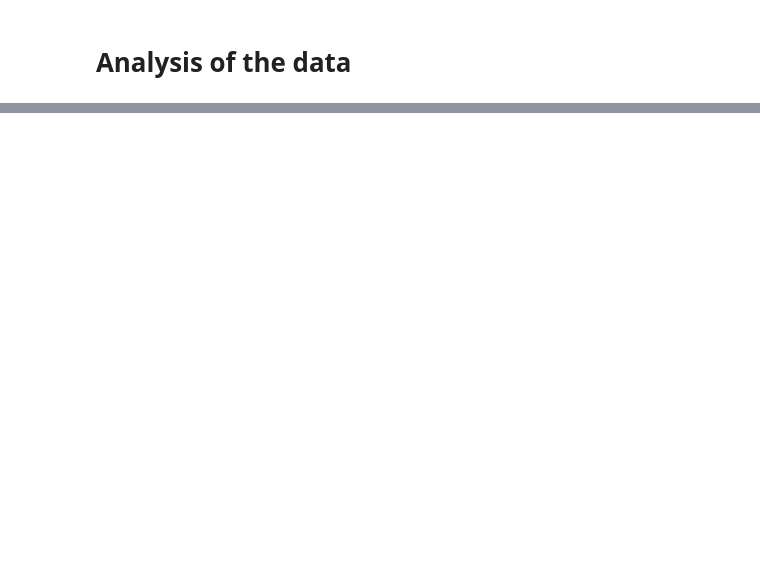
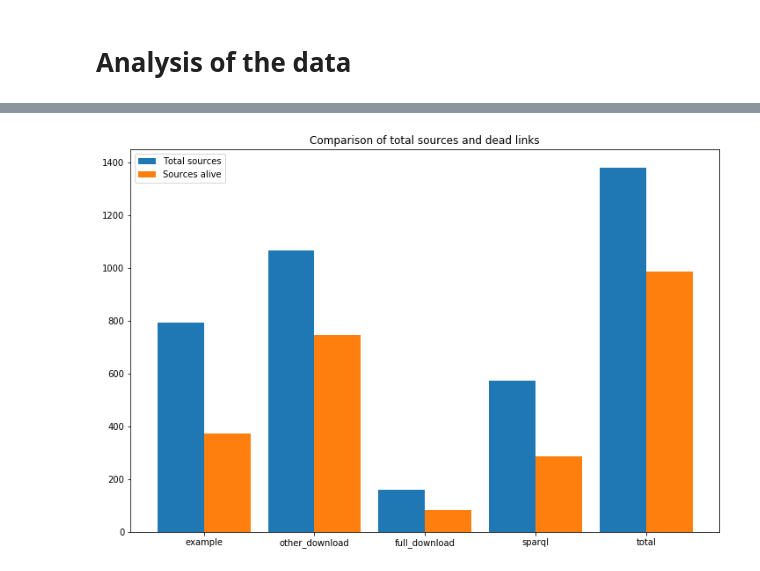
Before and after one commit to nicofunke/lod-cloud-analysis, a Jupyter notebook: JsonToXml.ipynb, the cells around one changed output, grey strips where cells are left out. Cells and saved outputs as stored; diff of their text form; code cells hidden in the pictures; blank space fills up the shorter version.

```diff
--- a/JsonToXml.ipynb
+++ b/JsonToXml.ipynb
@@ -109,0 +127,21 @@ plt.show()
+# %%
+N = 5
+sources_total = (summary['example_exists'][0], summary['other_download_exists'][0], summary['full_download_exists'][0], summary['sparql_exists'][0], summary['sources_total'][0])
+sources_alive = (summary['example_alive'][0], summary['other_download_alive'][0], summary['full_download_alive'][0], summary['sparql_alive'][0], summary['sources_alive'][0])
+
+ind = np.arange(N)
+width = 0.42
+
+fig1, ax1 = plt.subplots(figsize=(12,8))
+
+ax1.bar(ind, sources_total, width, label='Total sources')
+ax1.bar(ind + width, women_means, width, label='Sources alive')
+
+plt.ylabel('')
+plt.title('Comparison of total sources and dead links')
+
+plt.xticks(ind + width / 2, ('example', 'other_download', 'full_download', 'sparql', 'total'))
+plt.legend(loc='best')
+plt.show()
+# %% [output]
+[figure, added]
```
Also changed, not shown: parts of 7 cells of this notebook.
